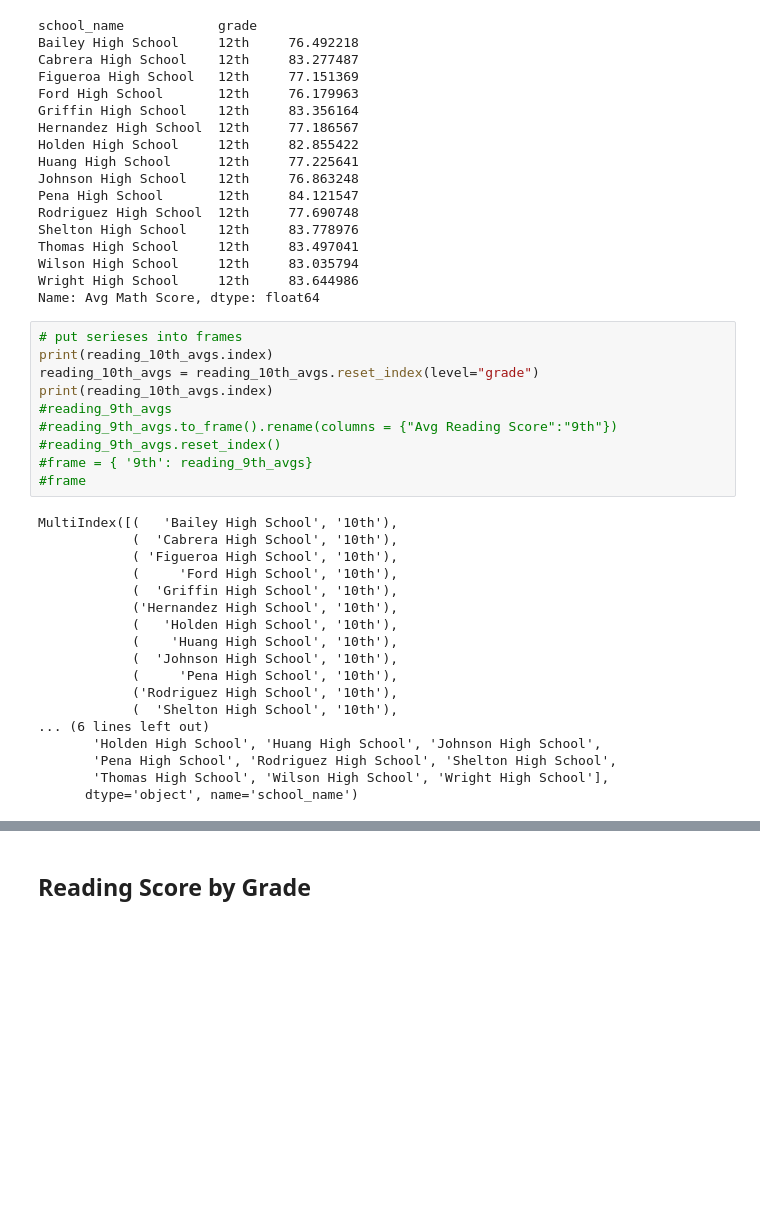
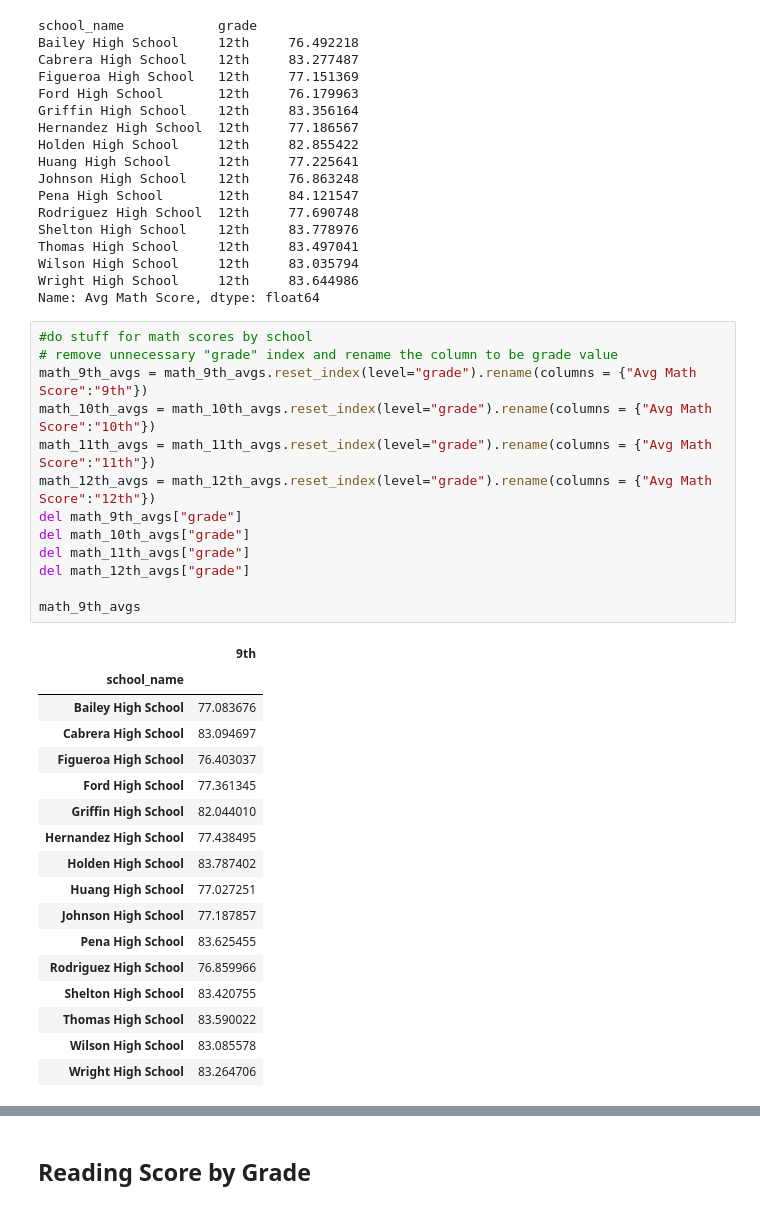
Before and after one commit to kunaual/pandas-challenge, a Jupyter notebook: PyCitySchools/PyCitySchools.ipynb, the cells around one changed output, grey strips where cells are left out. Saved outputs shown, nothing was run; the diff lists cells and outputs as text; blank space fills up the shorter version.

```diff
--- a/PyCitySchools/PyCitySchools.ipynb
+++ b/PyCitySchools/PyCitySchools.ipynb
@@ -350,31 +350,34 @@ Thomas High School     12th     83.497041
 Wilson High School     12th     83.035794
 Wright High School     12th     83.644986
 Name: Avg Math Score, dtype: float64
-# %%
-# put serieses into frames
-print(reading_10th_avgs.index)
-reading_10th_avgs = reading_10th_avgs.reset_index(level="grade")
-print(reading_10th_avgs.index)
-#reading_9th_avgs
-#reading_9th_avgs.to_frame().rename(columns = {"Avg Reading Score":"9th"})
-#reading_9th_avgs.reset_index()
-#frame = { '9th': reading_9th_avgs}
-#frame
-# %% [output]
-MultiIndex([(   'Bailey High School', '10th'),
-            (  'Cabrera High School', '10th'),
-            ( 'Figueroa High School', '10th'),
-            (     'Ford High School', '10th'),
-            (  'Griffin High School', '10th'),
-            ('Hernandez High School', '10th'),
-            (   'Holden High School', '10th'),
-            (    'Huang High School', '10th'),
-            (  'Johnson High School', '10th'),
-            (     'Pena High School', '10th'),
-            ('Rodriguez High School', '10th'),
-            (  'Shelton High School', '10th'),
-... (6 lines left out)
-       'Holden High School', 'Huang High School', 'Johnson High School',
-       'Pena High School', 'Rodriguez High School', 'Shelton High School',
-       'Thomas High School', 'Wilson High School', 'Wright High School'],
-      dtype='object', name='school_name')
+# %%
+#do stuff for math scores by school
+# remove unnecessary "grade" index and rename the column to be grade value
+math_9th_avgs = math_9th_avgs.reset_index(level="grade").rename(columns = {"Avg Math Score":"9th"})
+math_10th_avgs = math_10th_avgs.reset_index(level="grade").rename(columns = {"Avg Math Score":"10th"})
+math_11th_avgs = math_11th_avgs.reset_index(level="grade").rename(columns = {"Avg Math Score":"11th"})
+math_12th_avgs = math_12th_avgs.reset_index(level="grade").rename(columns = {"Avg Math Score":"12th"})
+del math_9th_avgs["grade"]
+del math_10th_avgs["grade"]
+del math_11th_avgs["grade"]
+del math_12th_avgs["grade"]
+
+math_9th_avgs
+# %% [output]
+|  | 9th |
+| school_name |  |
+| Bailey High School | 77.083676 |
+| Cabrera High School | 83.094697 |
+| Figueroa High School | 76.403037 |
+| Ford High School | 77.361345 |
+| Griffin High School | 82.044010 |
+| Hernandez High School | 77.438495 |
+| Holden High School | 83.787402 |
+| Huang High School | 77.027251 |
+| Johnson High School | 77.187857 |
+| Pena High School | 83.625455 |
+| Rodriguez High School | 76.859966 |
+| Shelton High School | 83.420755 |
+| Thomas High School | 83.590022 |
+| Wilson High School | 83.085578 |
+| Wright High School | 83.264706 |
```
Also changed, not shown: parts of 3 cells of this notebook.
